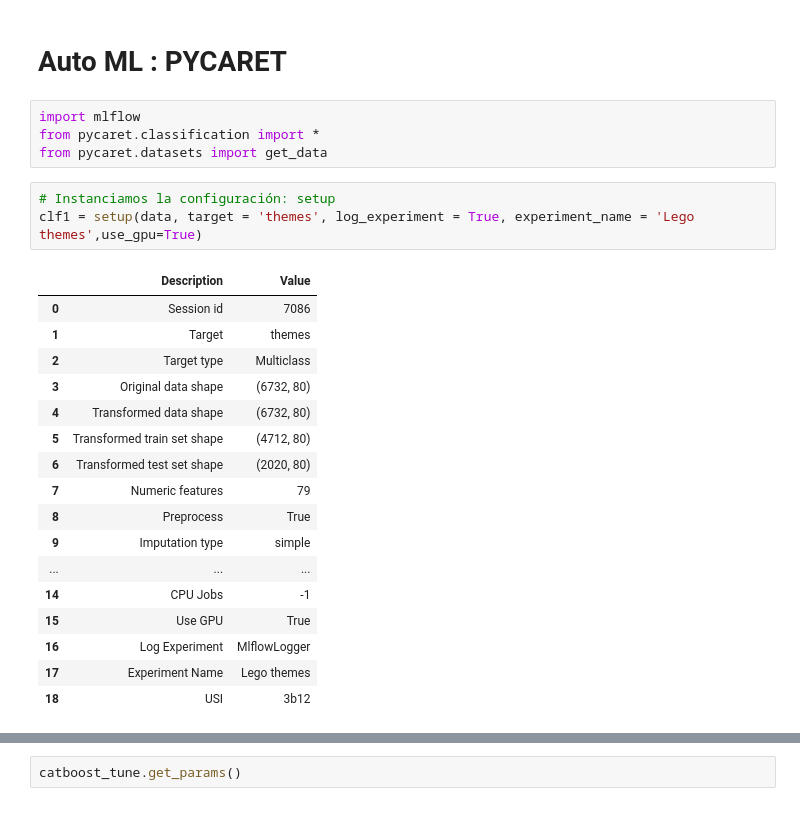
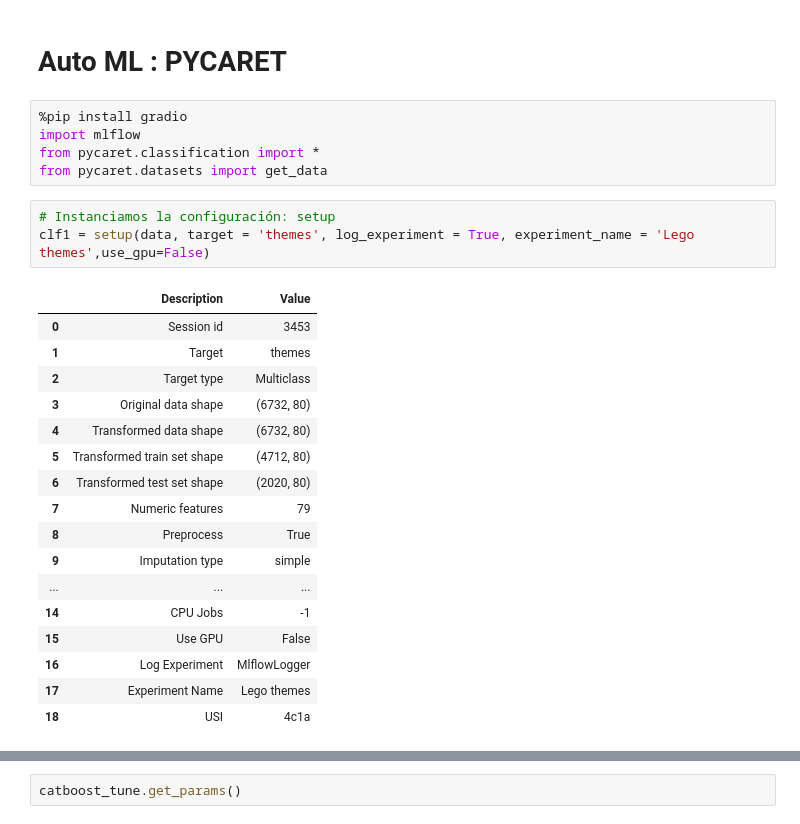
Before and after one commit to BenjaSar/ApMaqI, a Jupyter notebook: TP_ApM1.ipynb, the cells around one changed output, grey strips where cells are left out. Cells and saved outputs as stored; diff of their text form.

```diff
--- a/TP_ApM1.ipynb
+++ b/TP_ApM1.ipynb
@@ -596,15 +580,16 @@ Universal Building Set       0.68      0.84      0.75        91
 # %% [markdown]
 # Auto ML : PYCARET
 # %%
+%pip install gradio
 import mlflow
 from pycaret.classification import *
 from pycaret.datasets import get_data
 # %%
 # Instanciamos la configuración: setup
-clf1 = setup(data, target = 'themes', log_experiment = True, experiment_name = 'Lego themes',use_gpu=True)
+clf1 = setup(data, target = 'themes', log_experiment = True, experiment_name = 'Lego themes',use_gpu=False)
 # %% [output]
 |  | Description | Value |
-| 0 | Session id | 7086 |
+| 0 | Session id | 3453 |
 | 1 | Target | themes |
 | 2 | Target type | Multiclass |
 | 3 | Original data shape | (6732, 80) |
@@ -616,7 +601,7 @@ clf1 = setup(data, target = 'themes', log_experiment = True, experiment_name = '
 | 9 | Imputation type | simple |
 | ... | ... | ... |
 | 14 | CPU Jobs | -1 |
-| 15 | Use GPU | True |
+| 15 | Use GPU | False |
 | 16 | Log Experiment | MlflowLogger |
 | 17 | Experiment Name | Lego themes |
-| 18 | USI | 3b12 |
+| 18 | USI | 4c1a |
```
Also changed, not shown: parts of 16 cells of this notebook, 1 other file.
